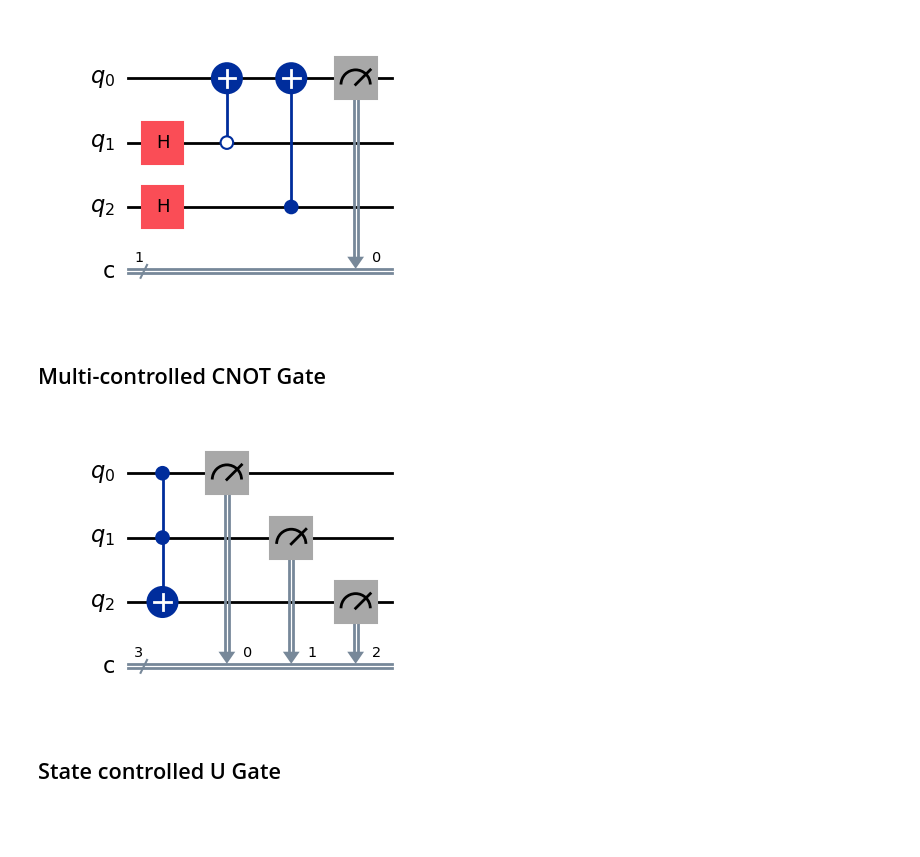
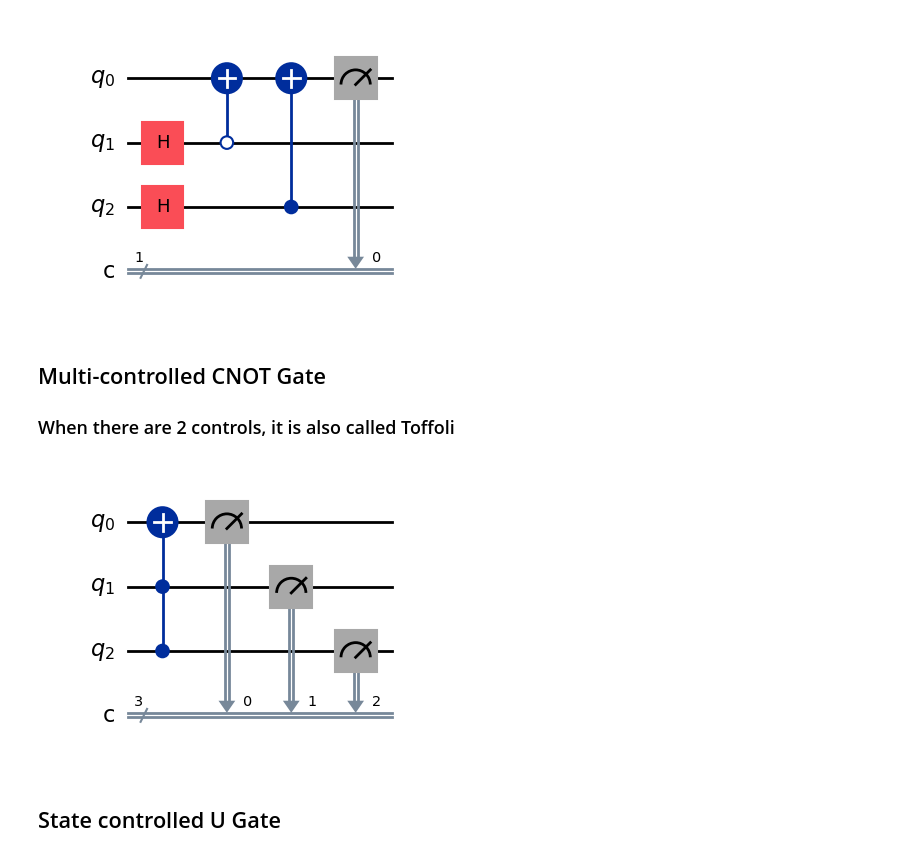
Before and after one commit to UW-ERSL/AppliedQC, a Jupyter notebook: Chapter09_QuantumCircuits_notebook.ipynb, the cells around one changed output. Drawn from its saved outputs; the diff is of its cells as text; code cells hidden in the pictures; blank space fills up the shorter version.

```diff
--- a/Chapter09_QuantumCircuits_notebook.ipynb
+++ b/Chapter09_QuantumCircuits_notebook.ipynb
@@ -272,13 +281,14 @@ display(circuit.draw('mpl'))
 [figure]
 # %% [markdown]
 ## Multi-controlled CNOT Gate
+### When there are 2 controls, it is also called Toffoli
 # %%
 circuit = QuantumCircuit(3, 3)
-circuit.ccx(0,1,2)
+circuit.mcx([1,2],0)
 circuit.measure([0,1,2],[0,1,2])
 display(circuit.draw('mpl'))
 # %% [output]
-[figure, old version]
+[figure, new version]
 # %% [markdown]
 ## State controlled U Gate
 # %%
```
Also changed, not shown: parts of 14 cells of this notebook, 2 other files.
